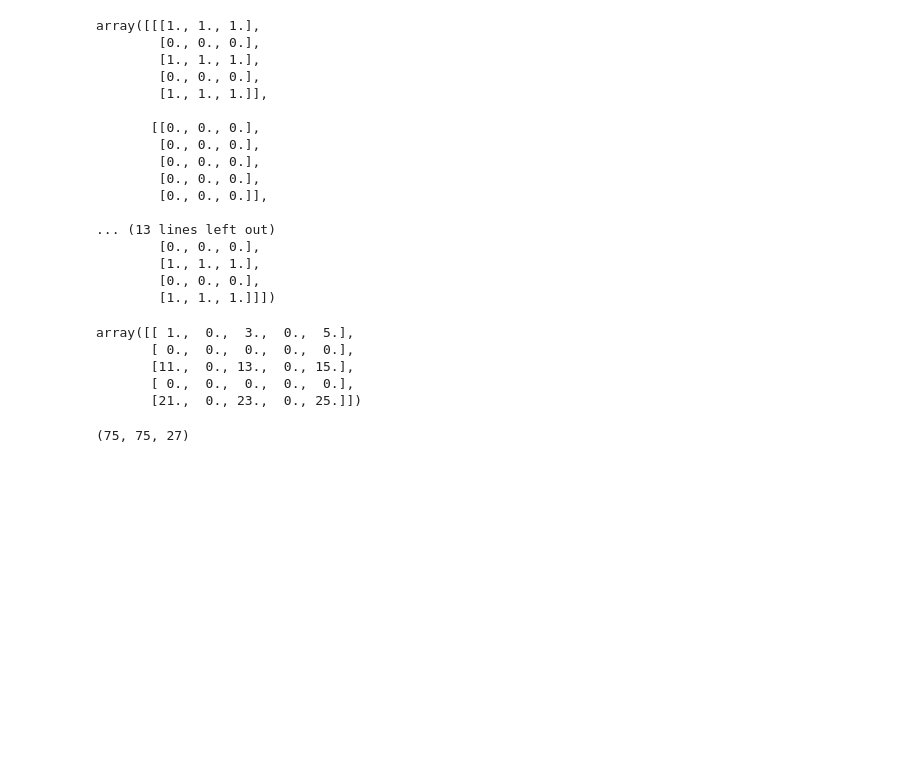
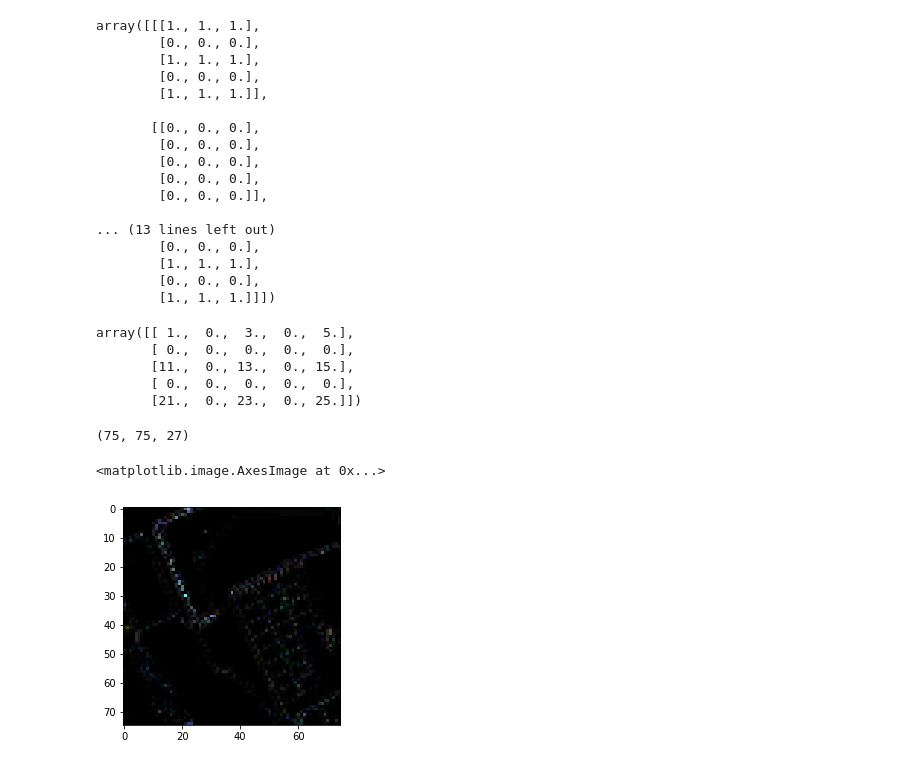
Before and after one commit to thinkpractice/DeepSolaris, a Jupyter notebook: Panel Detection.ipynb, the cells around one changed output. Drawn from its saved outputs; the diff is of its cells as text; code cells hidden in the pictures; blank space fills up the shorter version.

Commit message:
Added std matrix implementation

```diff
--- a/Panel Detection.ipynb
+++ b/Panel Detection.ipynb
@@ -119,3 +124,17 @@ output = extract_features(dest)
 output.shape
 # %% [output]
 (75, 75, 27)
+# %%
+average = dest
+x2_min_avg = (orig - average) * (orig - average);
+# %%
+def normalize_image(image):
+    return (image - image.min()) / (image.max() - image.min())
+
+#plot the normalized matrix
+x2_norm = normalize_image(x2_min_avg)
+x2_norm.min(), x2_norm.max()
+plt.imshow(x2_norm)
+# %% [output]
+<matplotlib.image.AxesImage at 0x...>
+[figure, added]
```
Also changed, not shown: parts of 5 cells of this notebook.
